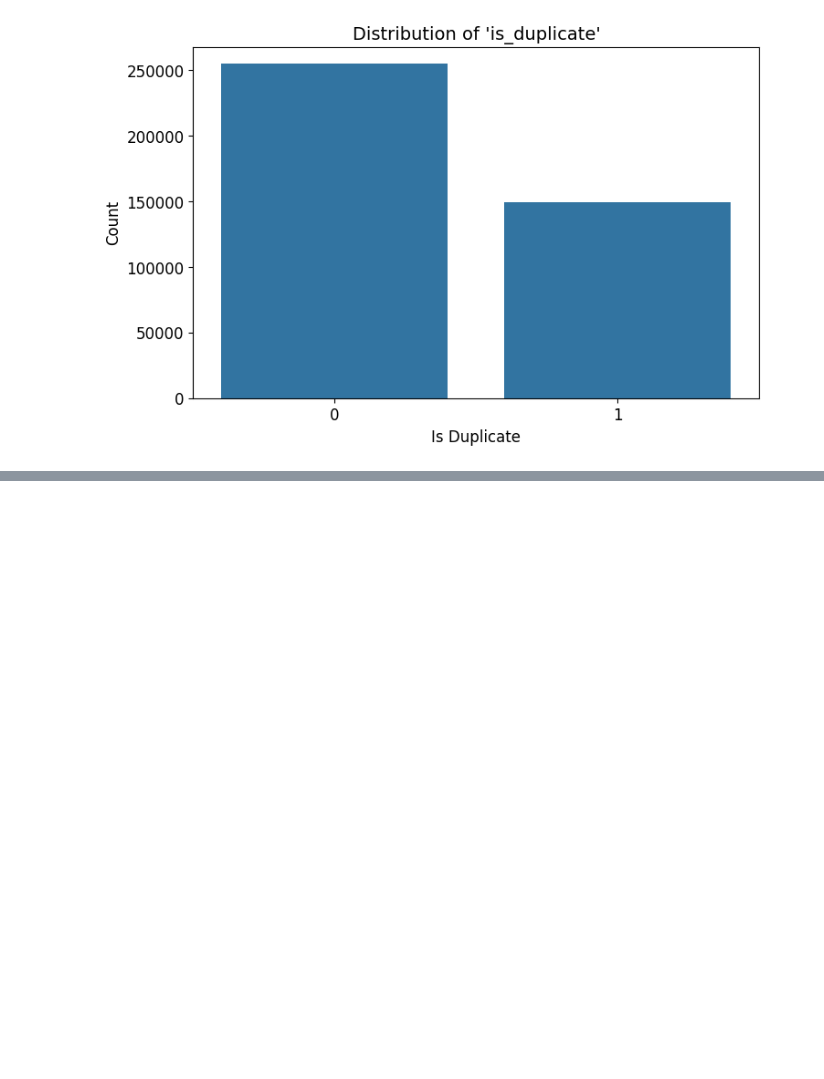
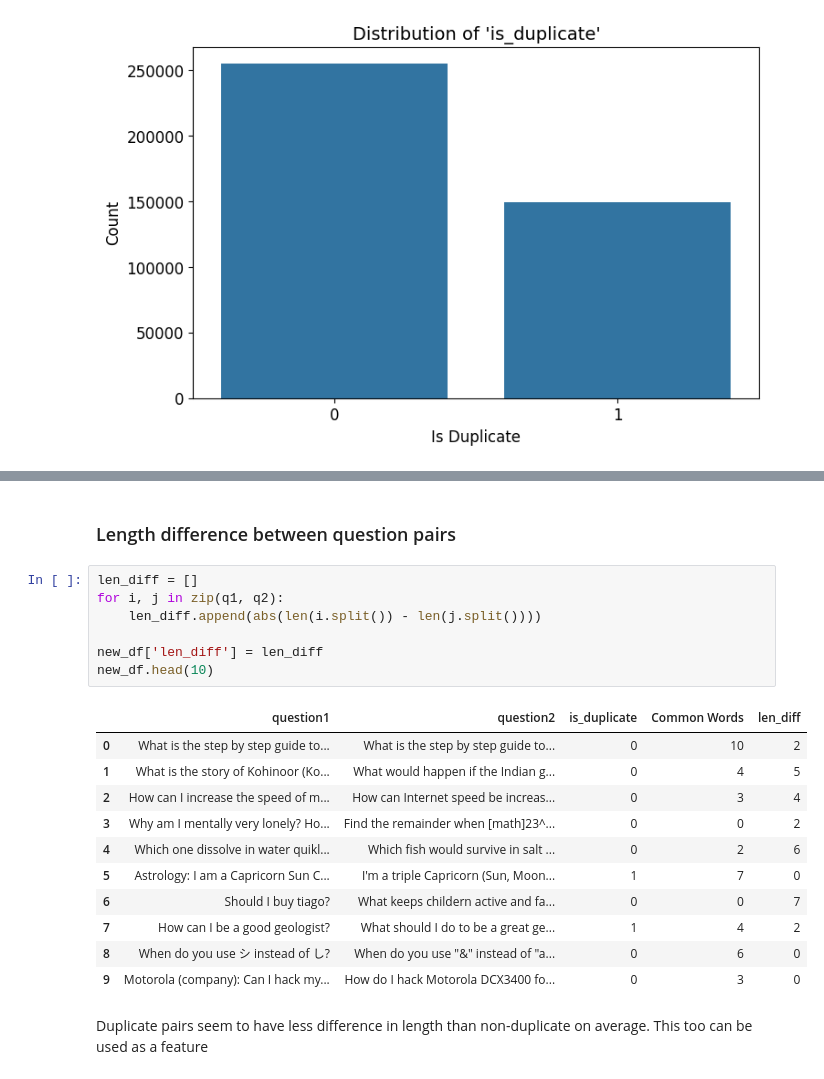
Before and after one commit to pkyria/quora-nlp, a Jupyter notebook: analysis.ipynb, the cells around one changed output, grey strips where cells are left out. Drawn from its saved outputs; the diff is of its cells as text; blank space fills up the shorter version.

```diff
--- a/analysis.ipynb
+++ b/analysis.ipynb
@@ -119,0 +160,24 @@ new_df.head()
+# %% [markdown]
+### Length difference between question pairs
+# %%
+len_diff = []
+for i, j in zip(q1, q2):
+    len_diff.append(abs(len(i.split()) - len(j.split())))
+
+new_df['len_diff'] = len_diff
+new_df.head(10)
+# %% [output]
+|  | question1 | question2 | is_duplicate | Common Words | len_diff |
+| 0 | What is the step by step guide to... | What is the step by step guide to... | 0 | 10 | 2 |
+| 1 | What is the story of Kohinoor (Ko... | What would happen if the Indian g... | 0 | 4 | 5 |
+| 2 | How can I increase the speed of m... | How can Internet speed be increas... | 0 | 3 | 4 |
+| 3 | Why am I mentally very lonely? Ho... | Find the remainder when [math]23^... | 0 | 0 | 2 |
+| 4 | Which one dissolve in water quikl... | Which fish would survive in salt ... | 0 | 2 | 6 |
+| 5 | Astrology: I am a Capricorn Sun C... | I'm a triple Capricorn (Sun, Moon... | 1 | 7 | 0 |
+| 6 | Should I buy tiago? | What keeps childern active and fa... | 0 | 0 | 7 |
+| 7 | How can I be a good geologist? | What should I do to be a great ge... | 1 | 4 | 2 |
+| 8 | When do you use シ instead of し? | When do you use "&" instead of "a... | 0 | 6 | 0 |
+| 9 | Motorola (company): Can I hack my... | How do I hack Motorola DCX3400 fo... | 0 | 3 | 0 |
+# %% [markdown]
+Duplicate pairs seem to have less difference in length than non-duplicate on average.
+This too can be used as a feature
```
Also changed, not shown: parts of 11 cells of this notebook, 1 other file.
